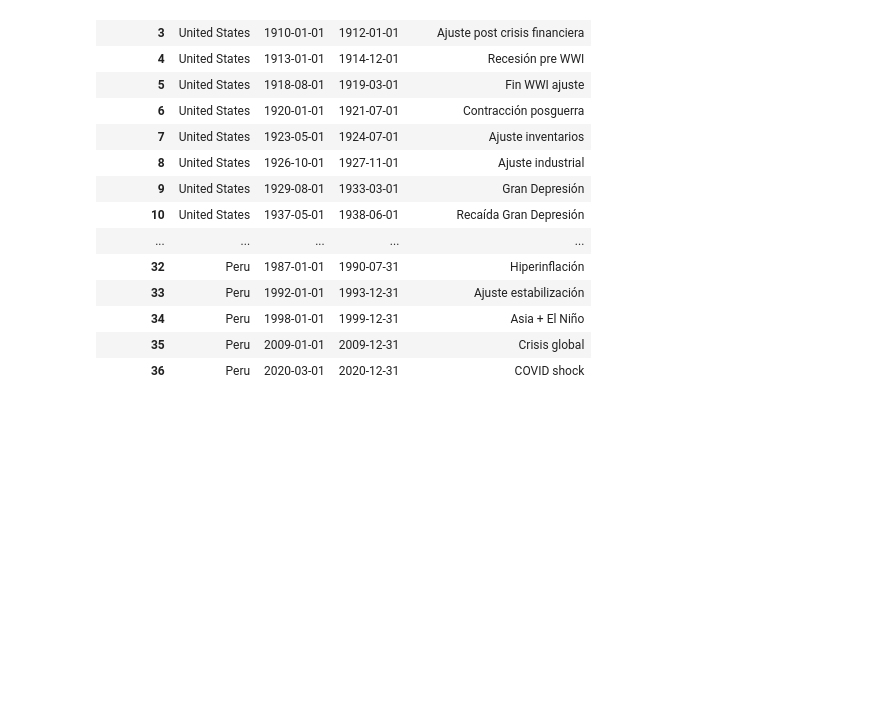
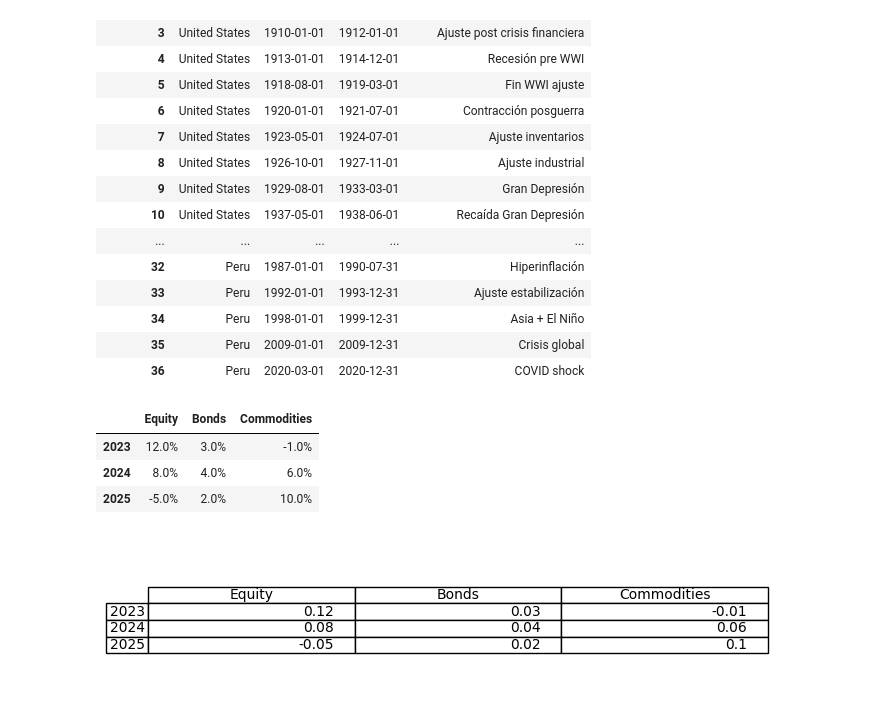
Before and after one commit to jc-ocampob/helpers_ps, a Jupyter notebook: Pruebas.ipynb, the cells around one changed output. Drawn from its saved outputs; the diff is of its cells as text; code cells hidden in the pictures; blank space fills up the shorter version.

```diff
--- a/Pruebas.ipynb
+++ b/Pruebas.ipynb
@@ -424,3 +424,64 @@ data_frame
 | 36 | Peru | 2020-03-01 | 2020-12-31 | COVID shock |
 # %%
 data_frame.to_csv("recessions.csv")
+# %%
+import pandas as pd
+
+df = pd.DataFrame({
+    "Equity": [0.12, 0.08, -0.05],
+    "Bonds": [0.03, 0.04, 0.02],
+    "Commodities": [-0.01, 0.06, 0.10]
+}, index=["2023", "2024", "2025"])
+
+
+styled = (
+    df.style
+    .format("{:.1%}")
+    .background_gradient(cmap="RdYlGn", axis=None)
+    .set_properties(**{
+        "text-align": "center",
+        "font-size": "11pt"
+    })
+    .set_table_styles([
+        {"selector": "th", "props": [
+            ("font-weight", "bold"),
+            ("border-bottom", "2px solid black"),
+            ("text-align", "center")
+        ]},
+        {"selector": "caption", "props": [
+            ("font-size", "14pt"),
+            ("font-weight", "bold")
+        ]}
+    ])
+)
+
+styled
+# %% [output]
+|  | Equity | Bonds | Commodities |
+| 2023 | 12.0% | 3.0% | -1.0% |
+| 2024 | 8.0% | 4.0% | 6.0% |
+| 2025 | -5.0% | 2.0% | 10.0% |
+# %%
+
+import pandas as pd
+import matplotlib.pyplot as plt
+
+df = pd.DataFrame({
+    "Equity": [0.12, 0.08, -0.05],
+    "Bonds": [0.03, 0.04, 0.02],
+    "Commodities": [-0.01, 0.06, 0.10]
+}, index=["2023", "2024", "2025"])
+
+fig, ax = plt.subplots(figsize=(8, 2))
+ax.axis("off")
+
+table = ax.table(
+    cellText=df.round(2).values,
+    rowLabels=df.index,
+    colLabels=df.columns,
+    loc="center"
+)
+
+plt.savefig("table.png", dpi=300, bbox_inches="tight")
+# %% [output]
+[figure, added]
```
Also changed, not shown: parts of 2 cells of this notebook.
